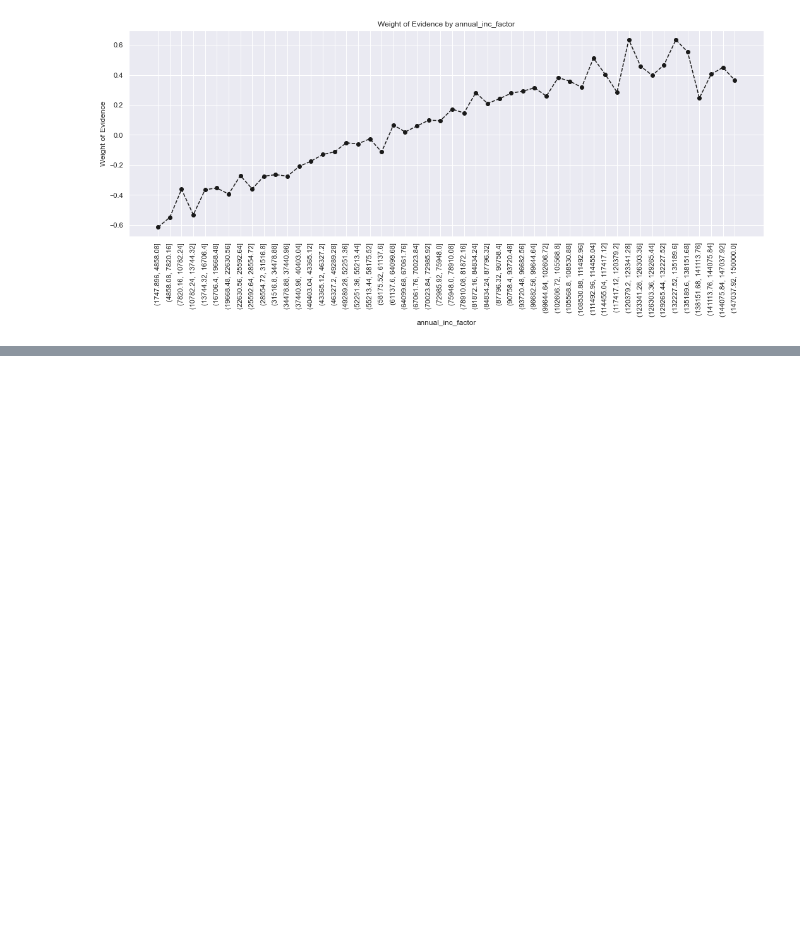
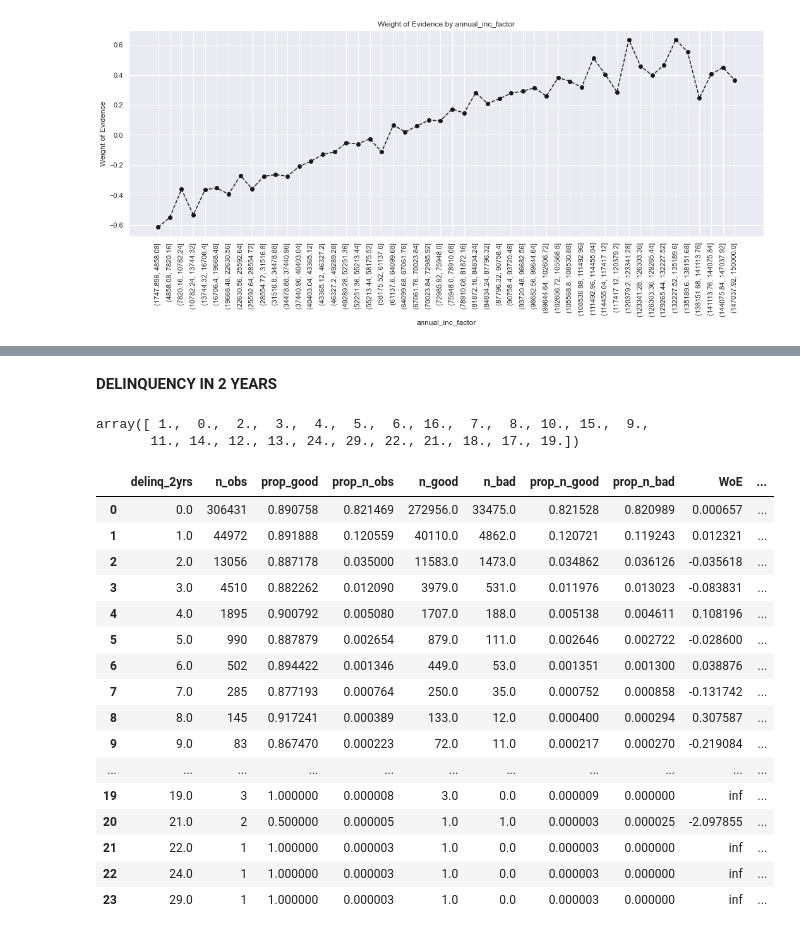
Before and after one commit to Melodie97/Machine-Learning-Projects, a Jupyter notebook: Credit Risk Modelling/Credit Risk Modelling - PD Model Feature Engineering.ipynb, the cells around one changed output, grey strips where cells are left out. Saved outputs shown, nothing was run; the diff lists cells and outputs as text; code cells hidden in the pictures; blank space fills up the shorter version.

```diff
--- a/Credit Risk Modelling/Credit Risk Modelling - PD Model Feature Engineering.ipynb
+++ b/Credit Risk Modelling/Credit Risk Modelling - PD Model Feature Engineering.ipynb
@@ -792,0 +901,2 @@ X_train['mths_since_last_delinq:>=63'] = np.where((X_train['mths_since_last_deli
+# %%
+X_train['mths_since_earliest_cr_line_factor'] = pd.cut(X_train['earliest_cr_line_mnths'], 50)
@@ -792,0 +936,36 @@ X_train['mths_since_last_delinq:>=63'] = np.where((X_train['mths_since_last_deli
+# %%
+#creating the dummy variables
+X_train['mths_since_earliest_cr_line:<140'] = np.where((X_train['earliest_cr_line_mnths'] >= 0) & (X_train['earliest_cr_line_mnths'] < 140), 1, 0)
+X_train['mths_since_earliest_cr_line:140-199'] = np.where((X_train['earliest_cr_line_mnths'] >= 140) & (X_train['earliest_cr_line_mnths'] < 199), 1, 0)
+X_train['mths_since_earliest_cr_line:199-270'] = np.where((X_train['earliest_cr_line_mnths'] >= 199) & (X_train['earliest_cr_line_mnths'] < 270), 1, 0)
+X_train['mths_since_earliest_cr_line:270-352'] = np.where((X_train['earliest_cr_line_mnths'] >= 270) & (X_train['earliest_cr_line_mnths'] < 352), 1, 0)
+X_train['mths_since_earliest_cr_line:352-434'] = np.where((X_train['earliest_cr_line_mnths'] >= 352) & (X_train['earliest_cr_line_mnths'] < 434), 1, 0)
+X_train['mths_since_earliest_cr_line:>=434'] = np.where((X_train['earliest_cr_line_mnths'] >= 434), 1, 0)
+# %% [markdown]
+**DELINQUENCY IN 2 YEARS**
+# %%
+X_train['delinq_2yrs'].unique()
+# %% [output]
+array([ 1.,  0.,  2.,  3.,  4.,  5.,  6., 16.,  7.,  8., 10., 15.,  9.,
+       11., 14., 12., 13., 24., 29., 22., 21., 18., 17., 19.])
+# %%
+df_temp = woe_ordered_continuous(X_train, 'delinq_2yrs', y_train)
+df_temp
+# %% [output]
+|  | delinq_2yrs | n_obs | prop_good | prop_n_obs | n_good | n_bad | prop_n_good | prop_n_bad | WoE | ... |
+| 0 | 0.0 | 306431 | 0.890758 | 0.821469 | 272956.0 | 33475.0 | 0.821528 | 0.820989 | 0.000657 | ... |
+| 1 | 1.0 | 44972 | 0.891888 | 0.120559 | 40110.0 | 4862.0 | 0.120721 | 0.119243 | 0.012321 | ... |
+| 2 | 2.0 | 13056 | 0.887178 | 0.035000 | 11583.0 | 1473.0 | 0.034862 | 0.036126 | -0.035618 | ... |
+| 3 | 3.0 | 4510 | 0.882262 | 0.012090 | 3979.0 | 531.0 | 0.011976 | 0.013023 | -0.083831 | ... |
+| 4 | 4.0 | 1895 | 0.900792 | 0.005080 | 1707.0 | 188.0 | 0.005138 | 0.004611 | 0.108196 | ... |
+| 5 | 5.0 | 990 | 0.887879 | 0.002654 | 879.0 | 111.0 | 0.002646 | 0.002722 | -0.028600 | ... |
+| 6 | 6.0 | 502 | 0.894422 | 0.001346 | 449.0 | 53.0 | 0.001351 | 0.001300 | 0.038876 | ... |
+| 7 | 7.0 | 285 | 0.877193 | 0.000764 | 250.0 | 35.0 | 0.000752 | 0.000858 | -0.131742 | ... |
+| 8 | 8.0 | 145 | 0.917241 | 0.000389 | 133.0 | 12.0 | 0.000400 | 0.000294 | 0.307587 | ... |
+| 9 | 9.0 | 83 | 0.867470 | 0.000223 | 72.0 | 11.0 | 0.000217 | 0.000270 | -0.219084 | ... |
+| ... | ... | ... | ... | ... | ... | ... | ... | ... | ... | ... |
+| 19 | 19.0 | 3 | 1.000000 | 0.000008 | 3.0 | 0.0 | 0.000009 | 0.000000 | inf | ... |
+| 20 | 21.0 | 2 | 0.500000 | 0.000005 | 1.0 | 1.0 | 0.000003 | 0.000025 | -2.097855 | ... |
+| 21 | 22.0 | 1 | 1.000000 | 0.000003 | 1.0 | 0.0 | 0.000003 | 0.000000 | inf | ... |
+| 22 | 24.0 | 1 | 1.000000 | 0.000003 | 1.0 | 0.0 | 0.000003 | 0.000000 | inf | ... |
+| 23 | 29.0 | 1 | 1.000000 | 0.000003 | 1.0 | 0.0 | 0.000003 | 0.000000 | inf | ... |
```
Also changed, not shown: parts of 128 cells of this notebook.
